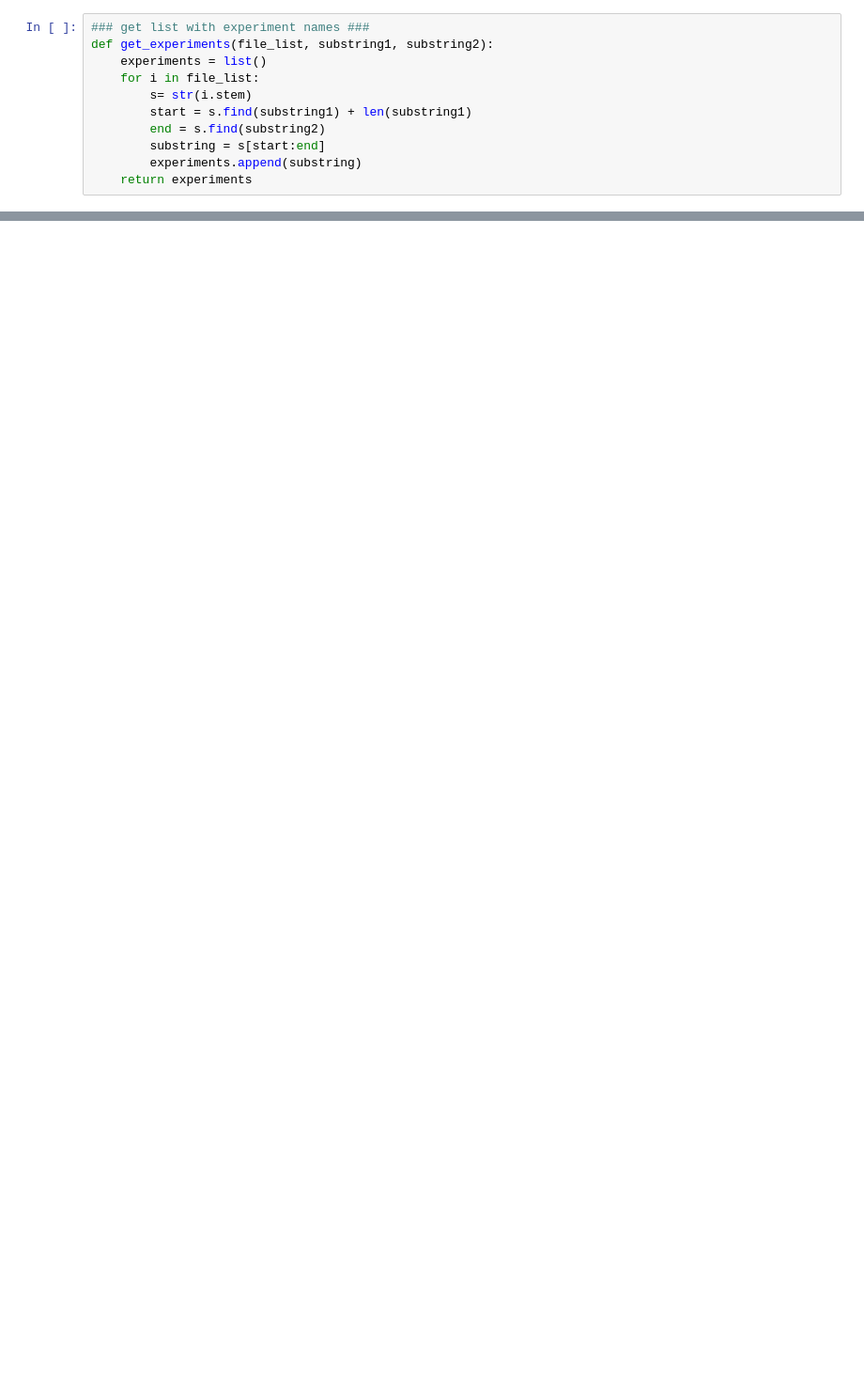
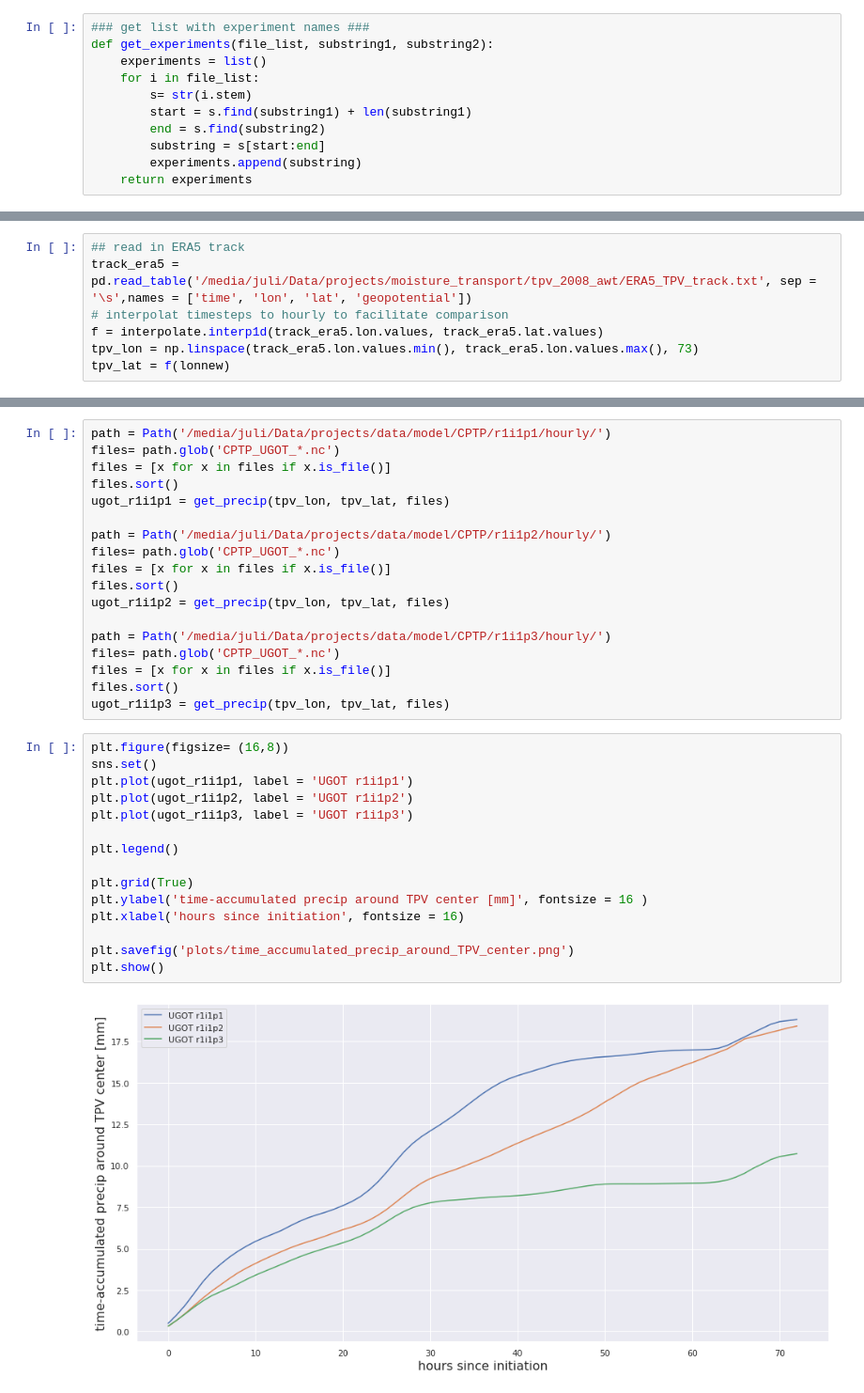
Before and after one commit to JuliaKukulies/cptp, a Jupyter notebook: mcs_case_2008_overview.ipynb, the cells around one changed output, grey strips where cells are left out. Shown at 94% size. Saved outputs shown, nothing was run; the diff lists cells and outputs as text; blank space fills up the shorter version.

```diff
--- a/mcs_case_2008_overview.ipynb
+++ b/mcs_case_2008_overview.ipynb
@@ -134,0 +145,7 @@ plt.show()
+# %%
+## read in ERA5 track
+track_era5 = pd.read_table('/media/juli/Data/projects/moisture_transport/tpv_2008_awt/ERA5_TPV_track.txt', sep = '\s',names = ['time', 'lon', 'lat', 'geopotential'])
+# interpolat timesteps to hourly to facilitate comparison
+f = interpolate.interp1d(track_era5.lon.values, track_era5.lat.values)
+tpv_lon = np.linspace(track_era5.lon.values.min(), track_era5.lon.values.max(), 73)
+tpv_lat = f(lonnew)
@@ -134,0 +194,35 @@ plt.show()
+# %%
+path = Path('/media/juli/Data/projects/data/model/CPTP/r1i1p1/hourly/')
+files= path.glob('CPTP_UGOT_*.nc')
+files = [x for x in files if x.is_file()]
+files.sort()
+ugot_r1i1p1 = get_precip(tpv_lon, tpv_lat, files)
+
+path = Path('/media/juli/Data/projects/data/model/CPTP/r1i1p2/hourly/')
+files= path.glob('CPTP_UGOT_*.nc')
+files = [x for x in files if x.is_file()]
+files.sort()
+ugot_r1i1p2 = get_precip(tpv_lon, tpv_lat, files)
+
+path = Path('/media/juli/Data/projects/data/model/CPTP/r1i1p3/hourly/')
+files= path.glob('CPTP_UGOT_*.nc')
+files = [x for x in files if x.is_file()]
+files.sort()
+ugot_r1i1p3 = get_precip(tpv_lon, tpv_lat, files)
+# %%
+plt.figure(figsize= (16,8))
+sns.set()
+plt.plot(ugot_r1i1p1, label = 'UGOT r1i1p1')
+plt.plot(ugot_r1i1p2, label = 'UGOT r1i1p2')
+plt.plot(ugot_r1i1p3, label = 'UGOT r1i1p3')
+
+plt.legend()
+
+plt.grid(True)
+plt.ylabel('time-accumulated precip around TPV center [mm]', fontsize = 16 )
+plt.xlabel('hours since initiation', fontsize = 16)
+
+plt.savefig('plots/time_accumulated_precip_around_TPV_center.png')
+plt.show()
+# %% [output]
+[figure, added]
```
Also changed, not shown: parts of 11 cells of this notebook.
